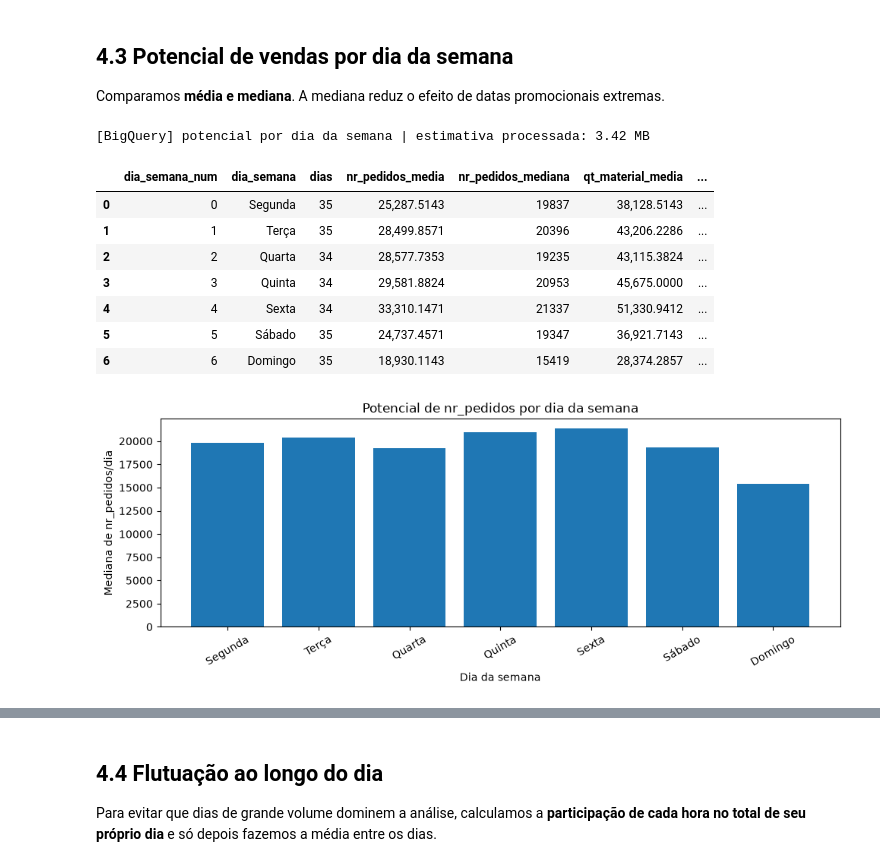
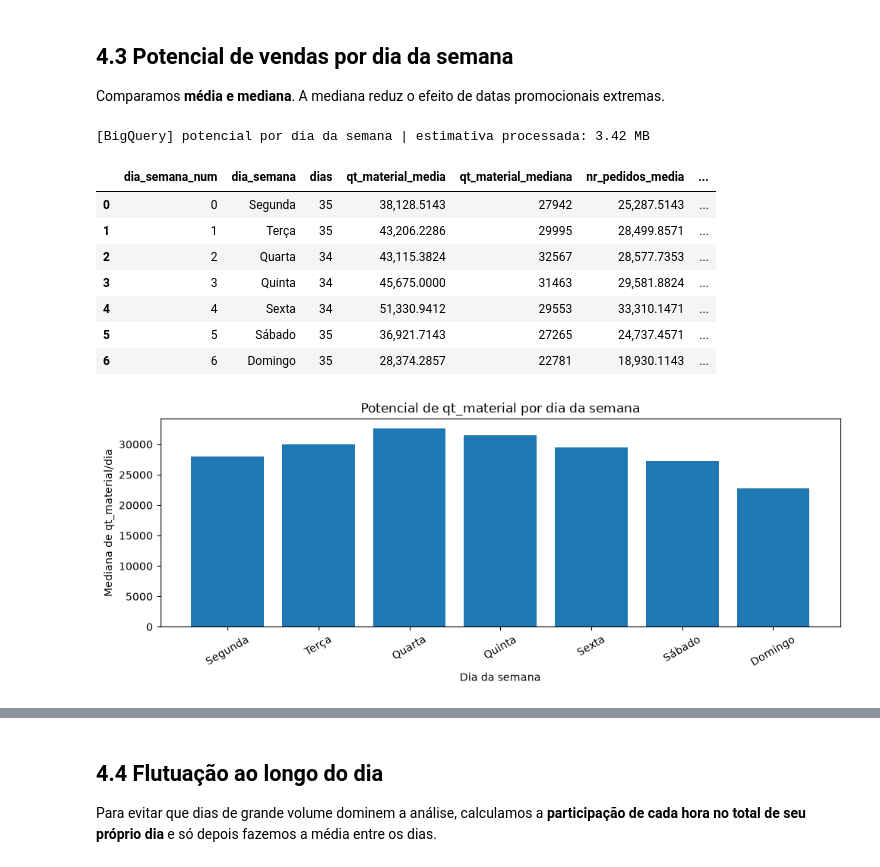
Before and after one commit to guisoares10/Projeto-GB, a Jupyter notebook: notebooks/01_eda_data_quality.ipynb, the cells around one changed output, grey strips where cells are left out. Cells and saved outputs as stored; diff of their text form; code cells hidden in the pictures.

```diff
--- a/notebooks/01_eda_data_quality.ipynb
+++ b/notebooks/01_eda_data_quality.ipynb
@@ -3013,52 +3019,52 @@ WITH daily AS (
   FROM `{TABLE_ID}`
   WHERE {DATE_FILTER}
   GROUP BY 1, 2, 3
 ),
 global AS (
   SELECT
-    APPROX_QUANTILES(nr_pedidos, 100)[OFFSET(50)] AS mediana_global_nr_pedidos
+    APPROX_QUANTILES(qt_material, 100)[OFFSET(50)] AS mediana_global_qt_material
   FROM daily
 )
 SELECT
   d.dia_semana_num,
   d.dia_semana,
   COUNT(*) AS dias,
+  AVG(d.qt_material) AS qt_material_media,
+  APPROX_QUANTILES(d.qt_material, 100)[OFFSET(50)] AS qt_material_mediana,
   AVG(d.nr_pedidos) AS nr_pedidos_media,
-  APPROX_QUANTILES(d.nr_pedidos, 100)[OFFSET(50)] AS nr_pedidos_mediana,
-  AVG(d.qt_material) AS qt_material_media,
   AVG(d.receita_aprovada) AS receita_aprovada_media,
   SAFE_DIVIDE(
-    APPROX_QUANTILES(d.nr_pedidos, 100)[OFFSET(50)],
-    g.mediana_global_nr_pedidos
-  ) AS indice_potencial_nr_pedidos
+    APPROX_QUANTILES(d.qt_material, 100)[OFFSET(50)],
+    g.mediana_global_qt_material
+  ) AS indice_potencial_qt_material
 FROM daily d
 CROSS JOIN global g
-GROUP BY 1, 2, g.mediana_global_nr_pedidos
+GROUP BY 1, 2, g.mediana_global_qt_material
 ORDER BY 1
 """
 
 weekday = run_bq(sql_weekday, "potencial por dia da semana")
 display(weekday)
 
 fig, ax = plt.subplots(figsize=(10, 4))
-ax.bar(weekday["dia_semana"], weekday["nr_pedidos_mediana"])
-ax.set_title("Potencial de nr_pedidos por dia da semana")
+ax.bar(weekday["dia_semana"], weekday["qt_material_mediana"])
+ax.set_title("Potencial de qt_material por dia da semana")
 ax.set_xlabel("Dia da semana")
-ax.set_ylabel("Mediana de nr_pedidos/dia")
+ax.set_ylabel("Mediana de qt_material/dia")
 ax.tick_params(axis="x", rotation=30)
 fig.tight_layout()
 plt.show()
 # %% [output]
 [BigQuery] potencial por dia da semana | estimativa processada: 3.42 MB
-|  | dia_semana_num | dia_semana | dias | nr_pedidos_media | nr_pedidos_mediana | qt_material_media | ... |
-| 0 | 0 | Segunda | 35 | 25,287.5143 | 19837 | 38,128.5143 | ... |
-| 1 | 1 | Terça | 35 | 28,499.8571 | 20396 | 43,206.2286 | ... |
-| 2 | 2 | Quarta | 34 | 28,577.7353 | 19235 | 43,115.3824 | ... |
-| 3 | 3 | Quinta | 34 | 29,581.8824 | 20953 | 45,675.0000 | ... |
-| 4 | 4 | Sexta | 34 | 33,310.1471 | 21337 | 51,330.9412 | ... |
-| 5 | 5 | Sábado | 35 | 24,737.4571 | 19347 | 36,921.7143 | ... |
-| 6 | 6 | Domingo | 35 | 18,930.1143 | 15419 | 28,374.2857 | ... |
+|  | dia_semana_num | dia_semana | dias | qt_material_media | qt_material_mediana | nr_pedidos_media | ... |
+| 0 | 0 | Segunda | 35 | 38,128.5143 | 27942 | 25,287.5143 | ... |
+| 1 | 1 | Terça | 35 | 43,206.2286 | 29995 | 28,499.8571 | ... |
+| 2 | 2 | Quarta | 34 | 43,115.3824 | 32567 | 28,577.7353 | ... |
+| 3 | 3 | Quinta | 34 | 45,675.0000 | 31463 | 29,581.8824 | ... |
+| 4 | 4 | Sexta | 34 | 51,330.9412 | 29553 | 33,310.1471 | ... |
+| 5 | 5 | Sábado | 35 | 36,921.7143 | 27265 | 24,737.4571 | ... |
+| 6 | 6 | Domingo | 35 | 28,374.2857 | 22781 | 18,930.1143 | ... |
-[figure, old version]
+[figure, new version]
 # %% [markdown]
 ### Qual dia vence em cada semana?
 
```
Also changed, not shown: parts of 25 cells of this notebook.
